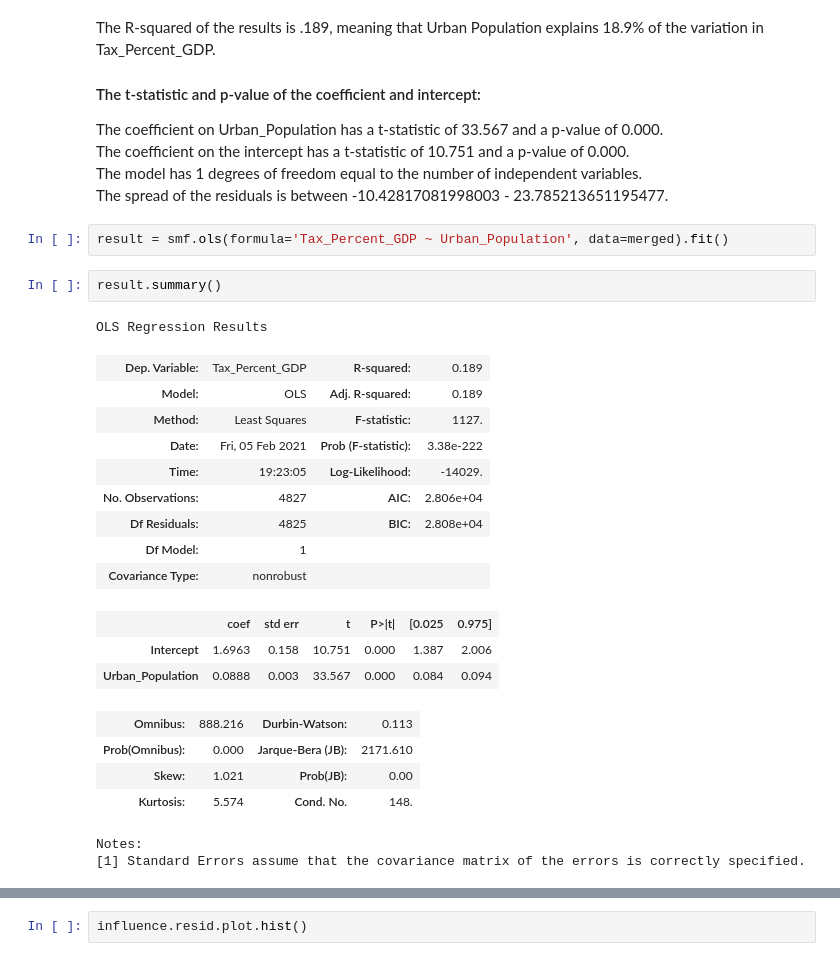
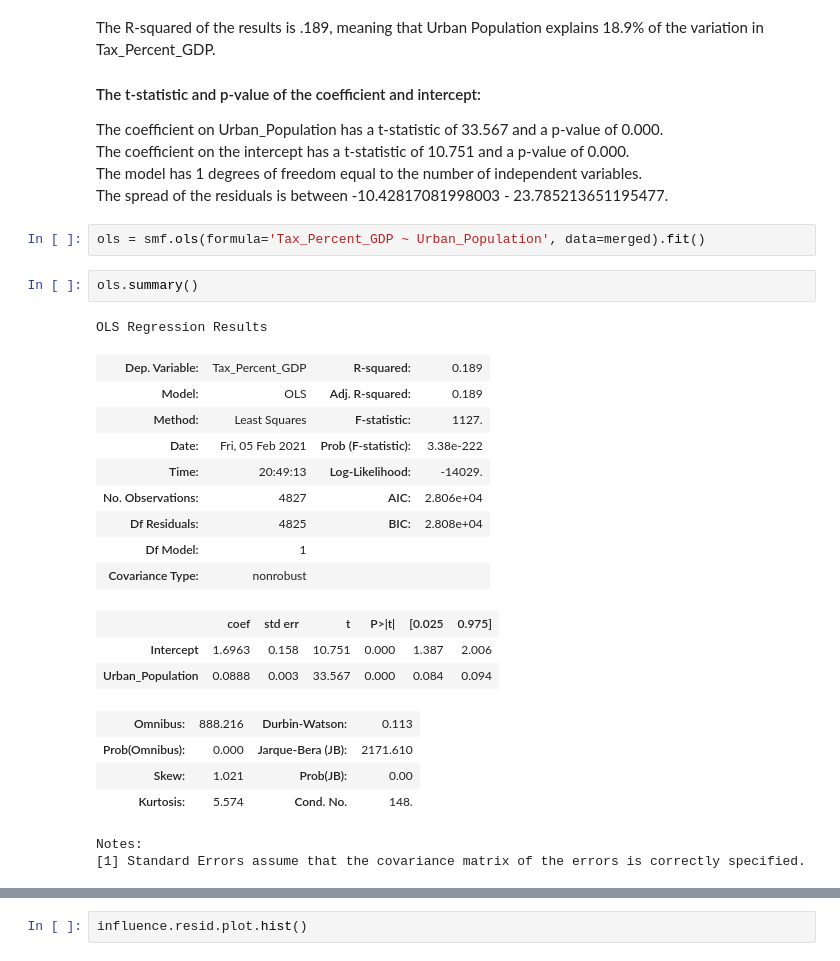
Before and after one commit to dray89/Python, a Jupyter notebook: Data Project/OLS_Regression.ipynb, the cells around one changed output, grey strips where cells are left out. Saved outputs shown, nothing was run; the diff lists cells and outputs as text.

```diff
--- a/Data Project/OLS_Regression.ipynb
+++ b/Data Project/OLS_Regression.ipynb
@@ -254,16 +254,16 @@ The model has 1 degrees of freedom equal to the number of independent variables.
 The spread of the residuals is between -10.42817081998003 - 23.785213651195477. <br>
 </p>
 # %%
-result = smf.ols(formula='Tax_Percent_GDP ~ Urban_Population', data=merged).fit()
+ols = smf.ols(formula='Tax_Percent_GDP ~ Urban_Population', data=merged).fit()
 # %%
-result.summary()
+ols.summary()
 # %% [output]
 OLS Regression Results
 | Dep. Variable: | Tax_Percent_GDP | R-squared: | 0.189 |
 | Model: | OLS | Adj. R-squared: | 0.189 |
 | Method: | Least Squares | F-statistic: | 1127. |
 | Date: | Fri, 05 Feb 2021 | Prob (F-statistic): | 3.38e-222 |
-| Time: | 19:23:05 | Log-Likelihood: | -14029. |
+| Time: | 20:49:13 | Log-Likelihood: | -14029. |
 | No. Observations: | 4827 | AIC: | 2.806e+04 |
 | Df Residuals: | 4825 | BIC: | 2.808e+04 |
 | Df Model: | 1 |  |  |
```
Also changed, not shown: parts of 4 cells of this notebook.
